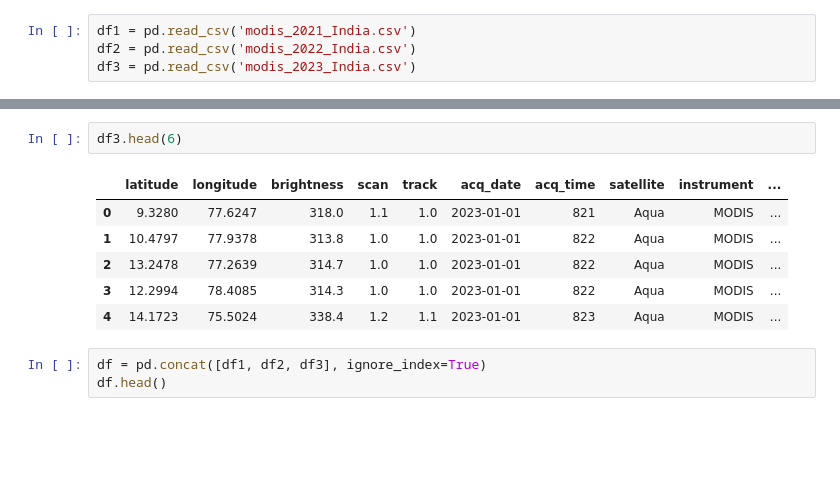
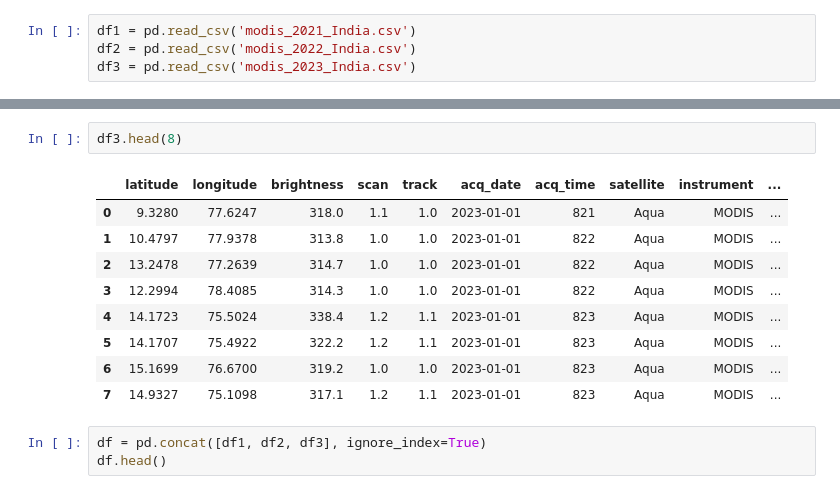
Before and after one commit to 7wik021004/my_deforestation-detection, a Jupyter notebook: my_deforestation_detection_.ipynb, the cells around one changed output, grey strips where cells are left out. Cells and saved outputs as stored; diff of their text form; blank space fills up the shorter version.

```diff
--- a/my_deforestation_detection_.ipynb
+++ b/my_deforestation_detection_.ipynb
@@ -103,12 +115,15 @@ df2.head(6)
 # %%
-df3.head(6)
+df3.head(8)
 # %% [output]
 |  | latitude | longitude | brightness | scan | track | acq_date | acq_time | satellite | instrument | ... |
 | 0 | 9.3280 | 77.6247 | 318.0 | 1.1 | 1.0 | 2023-01-01 | 821 | Aqua | MODIS | ... |
 | 1 | 10.4797 | 77.9378 | 313.8 | 1.0 | 1.0 | 2023-01-01 | 822 | Aqua | MODIS | ... |
 | 2 | 13.2478 | 77.2639 | 314.7 | 1.0 | 1.0 | 2023-01-01 | 822 | Aqua | MODIS | ... |
 | 3 | 12.2994 | 78.4085 | 314.3 | 1.0 | 1.0 | 2023-01-01 | 822 | Aqua | MODIS | ... |
 | 4 | 14.1723 | 75.5024 | 338.4 | 1.2 | 1.1 | 2023-01-01 | 823 | Aqua | MODIS | ... |
+| 5 | 14.1707 | 75.4922 | 322.2 | 1.2 | 1.1 | 2023-01-01 | 823 | Aqua | MODIS | ... |
+| 6 | 15.1699 | 76.6700 | 319.2 | 1.0 | 1.0 | 2023-01-01 | 823 | Aqua | MODIS | ... |
+| 7 | 14.9327 | 75.1098 | 317.1 | 1.2 | 1.1 | 2023-01-01 | 823 | Aqua | MODIS | ... |
 # %%
 df = pd.concat([df1, df2, df3], ignore_index=True)
 df.head()
```
Also changed, not shown: parts of 57 cells of this notebook.
